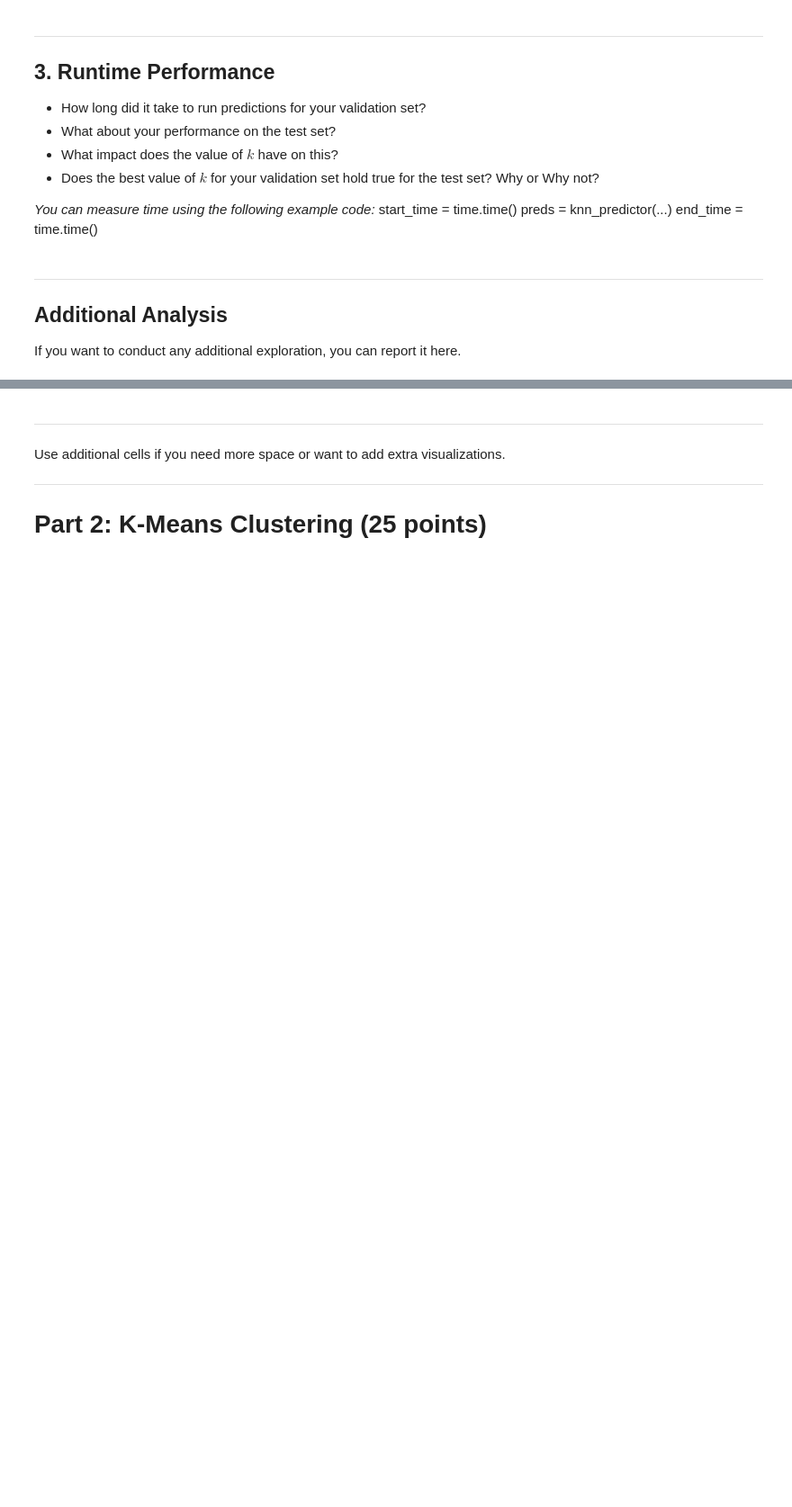
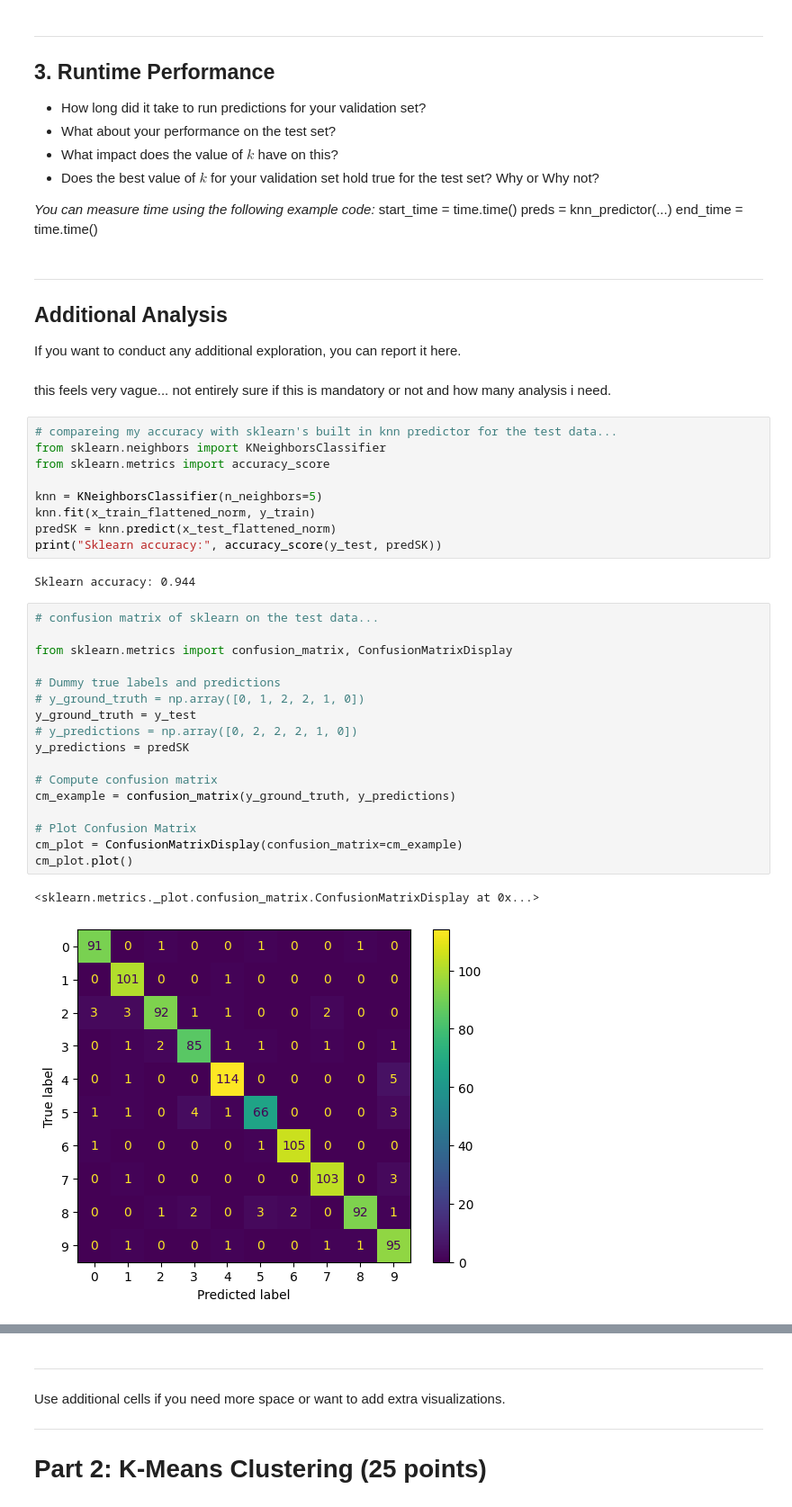
Before and after one commit to 7sr7/Intro-to-AI-HW2, a Jupyter notebook: Silvestre_Intro_to_AI_HW_2.ipynb, the cells around one changed output, grey strips where cells are left out. Shown at 90% size. Drawn from its saved outputs; the diff is of its cells as text; blank space fills up the shorter version.

```diff
--- a/Silvestre_Intro_to_AI_HW_2.ipynb
+++ b/Silvestre_Intro_to_AI_HW_2.ipynb
@@ -610,3 +600,36 @@ cm_plot.plot()
 ---
 ## Additional Analysis
 If you want to conduct any additional exploration, you can report it here.
+# %% [markdown]
+this feels very vague... not entirely sure if this is mandatory or not and how many analysis i need.
+# %%
+# compareing my accuracy with sklearn's built in knn predictor for the test data...
+from sklearn.neighbors import KNeighborsClassifier
+from sklearn.metrics import accuracy_score
+
+knn = KNeighborsClassifier(n_neighbors=5)
+knn.fit(x_train_flattened_norm, y_train)
+predSK = knn.predict(x_test_flattened_norm)
+print("Sklearn accuracy:", accuracy_score(y_test, predSK))
+# %% [output]
+Sklearn accuracy: 0.944
+# %%
+# confusion matrix of sklearn on the test data...
+
+from sklearn.metrics import confusion_matrix, ConfusionMatrixDisplay
+
+# Dummy true labels and predictions
+# y_ground_truth = np.array([0, 1, 2, 2, 1, 0])
+y_ground_truth = y_test
+# y_predictions = np.array([0, 2, 2, 2, 1, 0])
+y_predictions = predSK
+
+# Compute confusion matrix
+cm_example = confusion_matrix(y_ground_truth, y_predictions)
+
+# Plot Confusion Matrix
+cm_plot = ConfusionMatrixDisplay(confusion_matrix=cm_example)
+cm_plot.plot()
+# %% [output]
+<sklearn.metrics._plot.confusion_matrix.ConfusionMatrixDisplay at 0x...>
+[figure, added]
```
Also changed, not shown: parts of 13 cells of this notebook.
